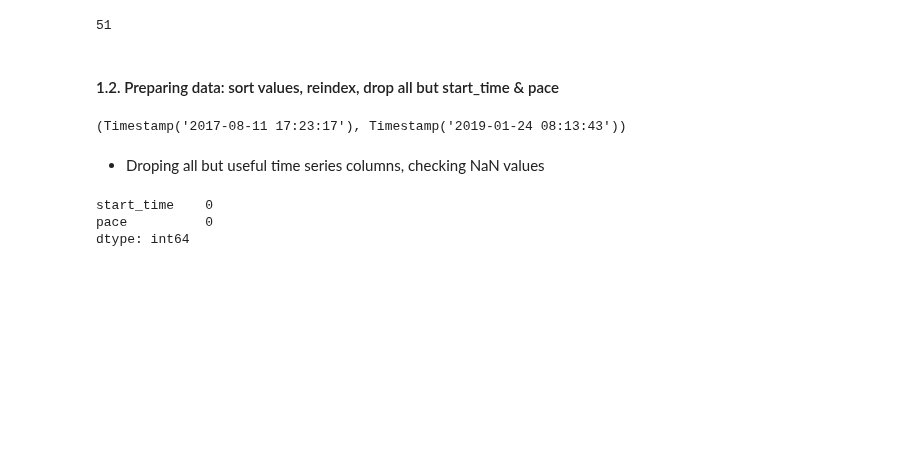
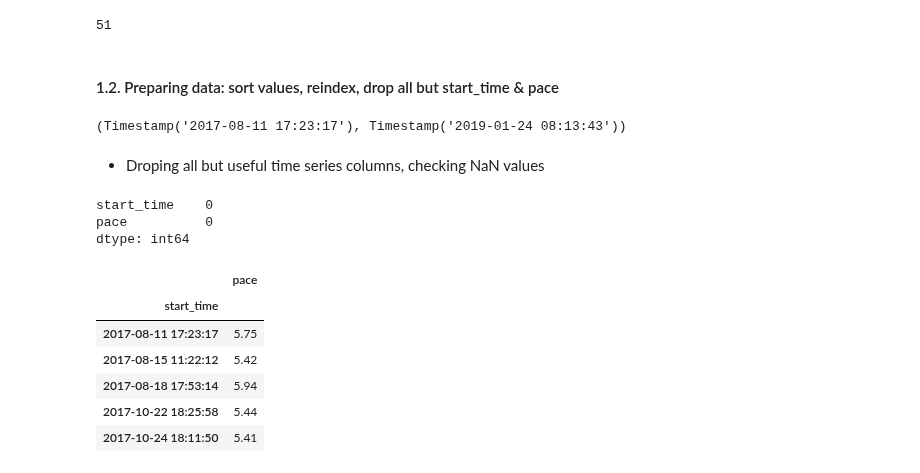
Before and after one commit to pausampietro/run_perfomance, a Jupyter notebook: 4. Regression Algorithms/Time Series Analysis.ipynb, the cells around one changed output. Drawn from its saved outputs; the diff is of its cells as text; code cells hidden in the pictures; blank space fills up the shorter version.

```diff
--- a/4. Regression Algorithms/Time Series Analysis.ipynb
+++ b/4. Regression Algorithms/Time Series Analysis.ipynb
@@ -52,0 +63,10 @@ dtype: int64
+# %%
+moves_ts.head()
+# %% [output]
+|  | pace |
+| start_time |  |
+| 2017-08-11 17:23:17 | 5.75 |
+| 2017-08-15 11:22:12 | 5.42 |
+| 2017-08-18 17:53:14 | 5.94 |
+| 2017-10-22 18:25:58 | 5.44 |
+| 2017-10-24 18:11:50 | 5.41 |
```
Also changed, not shown: parts of 22 cells of this notebook.
